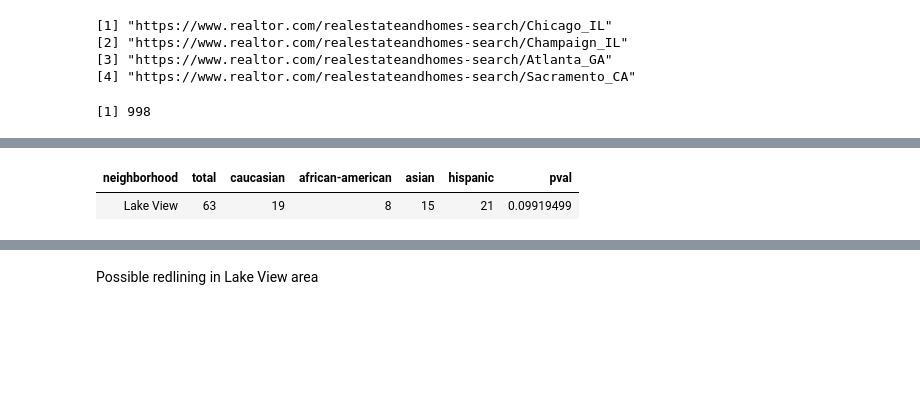
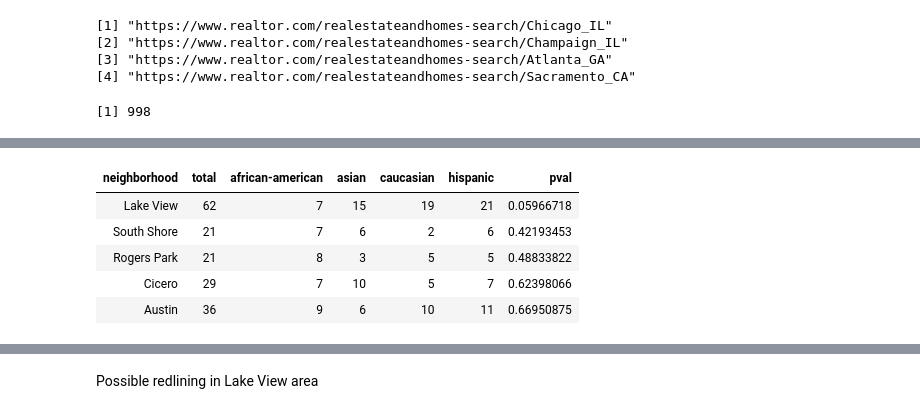
Before and after one commit to ekdnam/auditor, a Jupyter notebook: Redlining Analysis.ipynb, the cells around one changed output, grey strips where cells are left out. Drawn from its saved outputs; the diff is of its cells as text; code cells hidden in the pictures; blank space fills up the shorter version.

```diff
--- a/Redlining Analysis.ipynb
+++ b/Redlining Analysis.ipynb
@@ -33,16 +39,17 @@ get_rel_file <- function(file) {
     return(file.path("output", "2018-12-07_2019-03-19", file))
 }
 # %%
-datafile <- bzfile(get_rel_file("out.json.bz2"), open='r')
+datafile <- bzfile(get_rel_file("out2.json.bz2"), open='r')
 data <- stream_in(datafile, flatten=TRUE)
 close(datafile)
 # %% [output]
  Imported 29863 records. Simplifying...
 # %%
-data$treatment.ethnicity <- factor(data$treatment.ethnicity, levels=c("caucasian", "african american", "african-american", "asian", "hispanic"))
-# levels(data$treatment.ethnicity)
-levels(data$treatment.ethnicity) <- c("caucasian", "african-american", "african-american", "asian", "hispanic")
-# levels(data$treatment.ethnicity)
+data <- data %>%
+  filter(!is.na(treatment.ethnicity)) %>%
+  filter(!is.na(treatment.gender))
+
+data$treatment.ethnicity <- as.factor(data$treatment.ethnicity)
 data$treatment.gender <- as.factor(data$treatment.gender)
 data$type <- as.factor(data$type)
 data$scraper <- as.factor(data$scraper)
@@ -202,6 +263,7 @@ max(nestedRealtorRankings$time) - min(realtorRankings$time)
 Time difference of 102.1591 days
 # %%
 realtorRankings <- unnest(nestedRealtorRankings, ranking)
+realtorRankings$type1 <- NULL
 colnames(realtorRankings)[colnames(realtorRankings)=="street address"] <- "street_address"
 realtorRankings <- realtorRankings %>% filter(!is.na(street_address))
 # realtorRankings$dist <- apply(realtorRankings[,c('latitude', 'longitude')], 1, function(x) { distHaversine(chicago_coords, c(x[1], x[2])) })
@@ -239,6 +301,7 @@ chicagoRR$neighborhood[is.na(chicagoRR$neighborhood)] <- chicagoRR$locality[is.n
 # chicagoRR[1:10,]
 # %%
 chiNeighborhoods <- chicagoRR %>%
+    filter(idx < 16) %>%
     count(neighborhood, treatment.ethnicity) %>%
     group_by(neighborhood) %>%
     mutate(total=sum(n)) %>%
@@ -257,5 +320,5 @@ cnc$pval <- cnc %>%
         return(c(test$p.value))
     })
 
-filter(cnc, pval < 0.1)
+cnc %>% top_n(-5, pval) %>% arrange(pval)
 # %% [output]
@@ -262,2 +327,6 @@ filter(cnc, pval < 0.1)
-| neighborhood | total | caucasian | african-american | asian | hispanic | pval |
-| Lake View | 63 | 19 | 8 | 15 | 21 | 0.09919499 |
+| neighborhood | total | african-american | asian | caucasian | hispanic | pval |
+| Lake View | 62 | 7 | 15 | 19 | 21 | 0.05966718 |
+| South Shore | 21 | 7 | 6 | 2 | 6 | 0.42193453 |
+| Rogers Park | 21 | 8 | 3 | 5 | 5 | 0.48833822 |
+| Cicero | 29 | 7 | 10 | 5 | 7 | 0.62398066 |
+| Austin | 36 | 9 | 6 | 10 | 11 | 0.66950875 |
```
Also changed, not shown: parts of 17 cells of this notebook, 10 other files.
